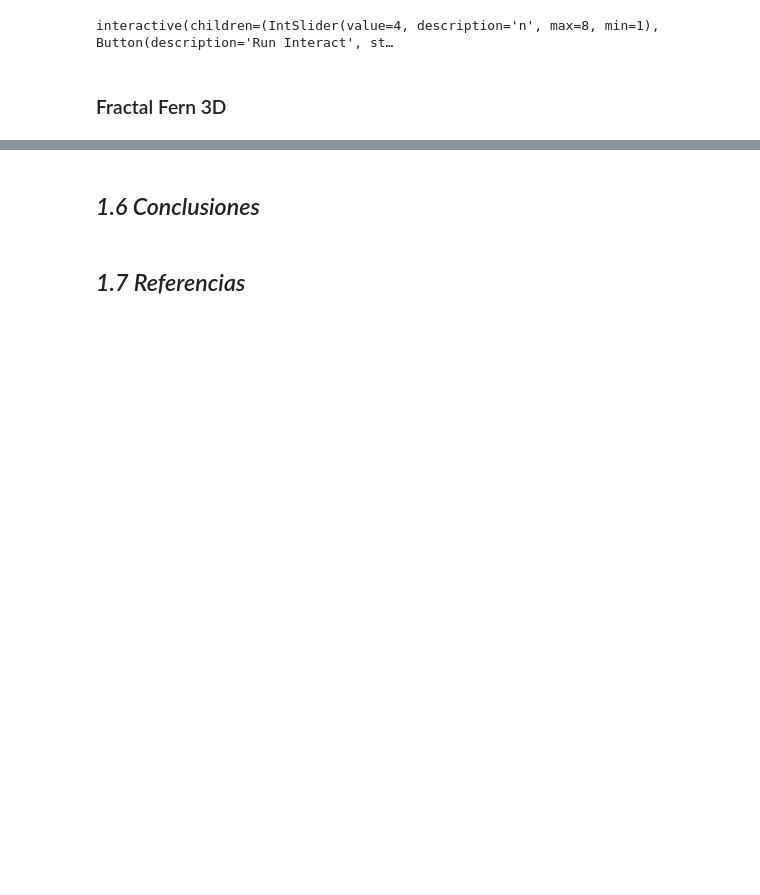
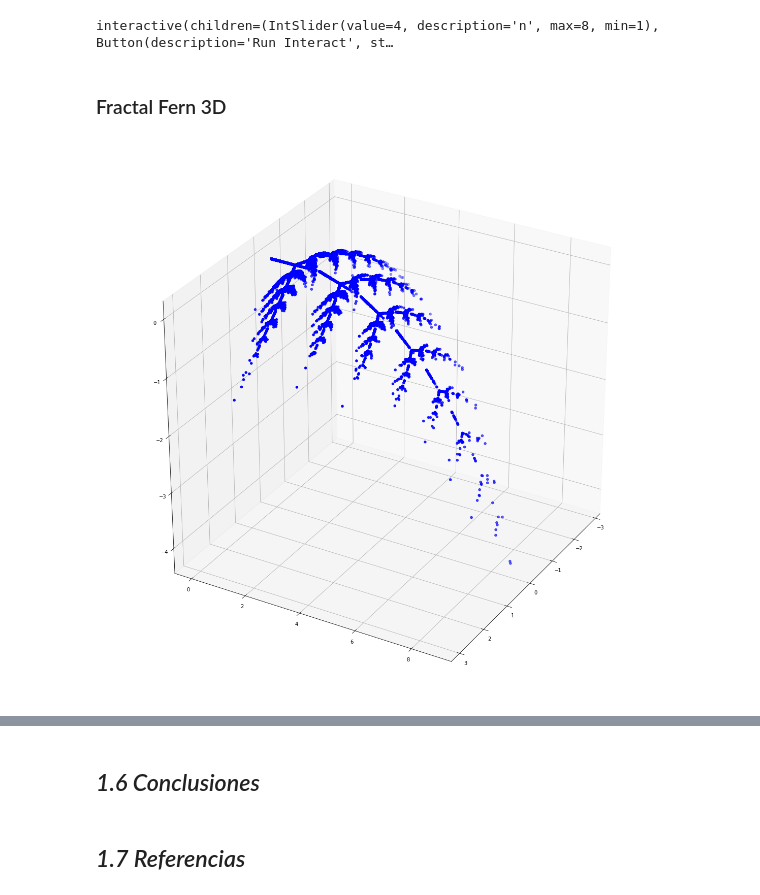
Before and after one commit to Miriam-Castellanos/proyecto_modulo_2, a Jupyter notebook: PM2_CastellanosM_MorenoH_ HernandezR.ipynb, the cells around one changed output, grey strips where cells are left out. Cells and saved outputs as stored; diff of their text form; code cells hidden in the pictures; blank space fills up the shorter version.

```diff
--- a/PM2_CastellanosM_MorenoH_ HernandezR.ipynb
+++ b/PM2_CastellanosM_MorenoH_ HernandezR.ipynb
@@ -191,34 +191,36 @@ x,y,z=[0,0],[0,0],[0,0]
 # Valores de i con su probabilidad
 seq=np.array([0,1,2,3])
 prob=Mt_Fern[:,-1]
 a=Mt_Fern[:,0]
 b=Mt_Fern[:,1]
 c=Mt_Fern[:,2]
 d=Mt_Fern[:,3]
 e=Mt_Fern[:,4]
 f=Mt_Fern[:,5]
 g=Mt_Fern[:,6]
 h=Mt_Fern[:,7]
 m=Mt_Fern[:,8]
 j=Mt_Fern[:,9]
 l=Mt_Fern[:,10]
 n=Mt_Fern[:,11]
-for k in range(10000):
+for k in range(100000):
     i=random.choices(seq,prob)
     x.append(a[i]*x[-1]+b[i]*y[-1]+c[i]*z[-1]+j[i])
     y.append(d[i]*x[-2]+e[i]*y[-1]+f[i]*z[-1]+l[i])
     z.append(g[i]*x[-3]+h[i]*y[-2]+m[i]*z[-1]+n[i])
 # Graficamos
 
 fig = plt.figure(figsize=(20,20))
 #ax = fig.add_subplot(111, projection='3d')
 ax = plt.axes(projection='3d')
 ax.view_init(30,30)
 ax.scatter3D(x, y, z, c='b', marker='o')
 #ax.plot3D(x, y, z, c = "b")
 
 
 plt.show()
+# %% [output]
+[figure, added]
 # %%
 ax.view_init(60, 35)
 fig
```
Also changed, not shown: parts of 1 cell of this notebook.
